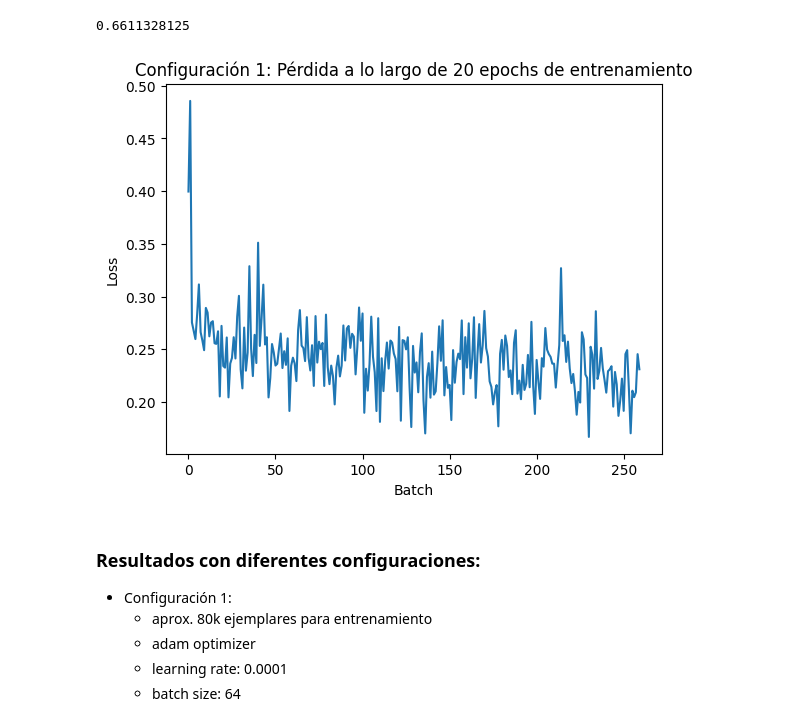
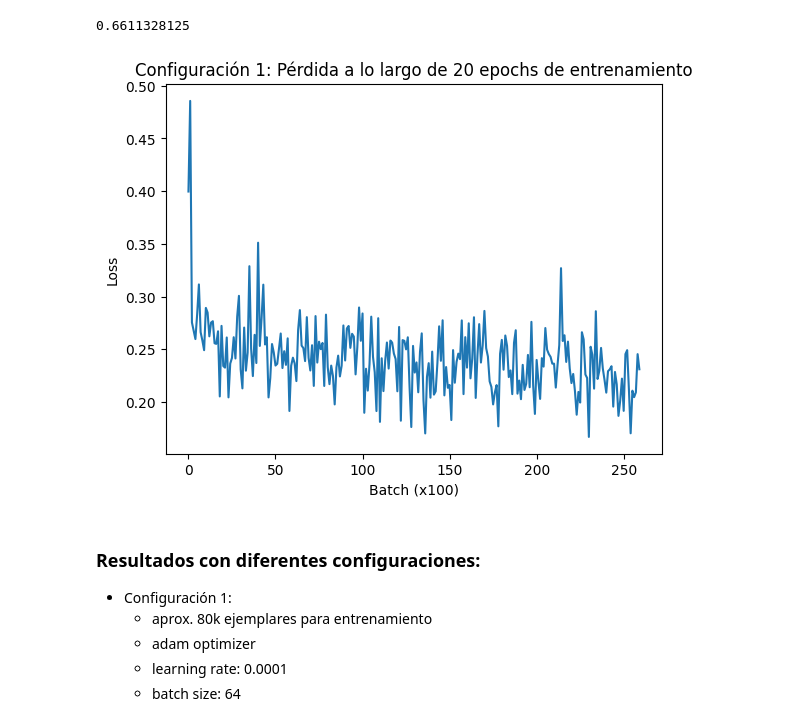
Before and after one commit to stardust229/Proyecto-RN, a Jupyter notebook: ProyectoSTS - few samples.ipynb, the cells around one changed output. Cells and saved outputs as stored; diff of their text form; code cells hidden in the pictures.

Commit message:
corrección título de imagen

```diff
--- a/ProyectoSTS - few samples.ipynb
+++ b/ProyectoSTS - few samples.ipynb
@@ -598,15 +598,15 @@ accumulated_losses = losses
 # %%
 import matplotlib.pyplot as plt
 
 plt.figure()
 plt.plot(accumulated_losses + losses)
-plt.xlabel("Batch")
+plt.xlabel("Batch (x100)")
 plt.ylabel("Loss")
 plt.title("Configuración 1: Pérdida a lo largo de 20 epochs de entrenamiento")
 plt.savefig('plot_config1.png')
 plt.show()
 # %% [output]
-[figure, old version]
+[figure, new version]
 # %% [markdown]
 ### Resultados con diferentes configuraciones:
 - Configuración 1:
```
Also changed, not shown: 1 other file.
